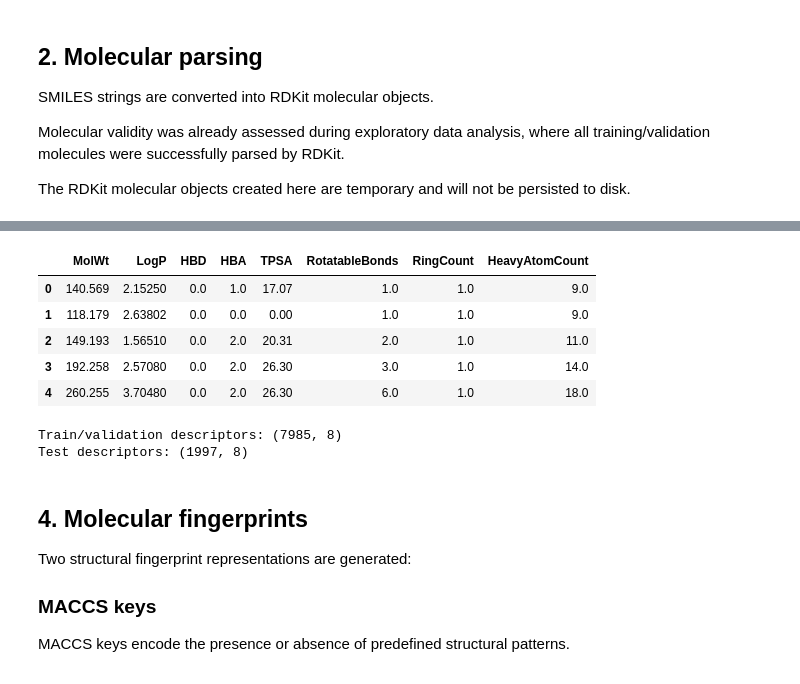
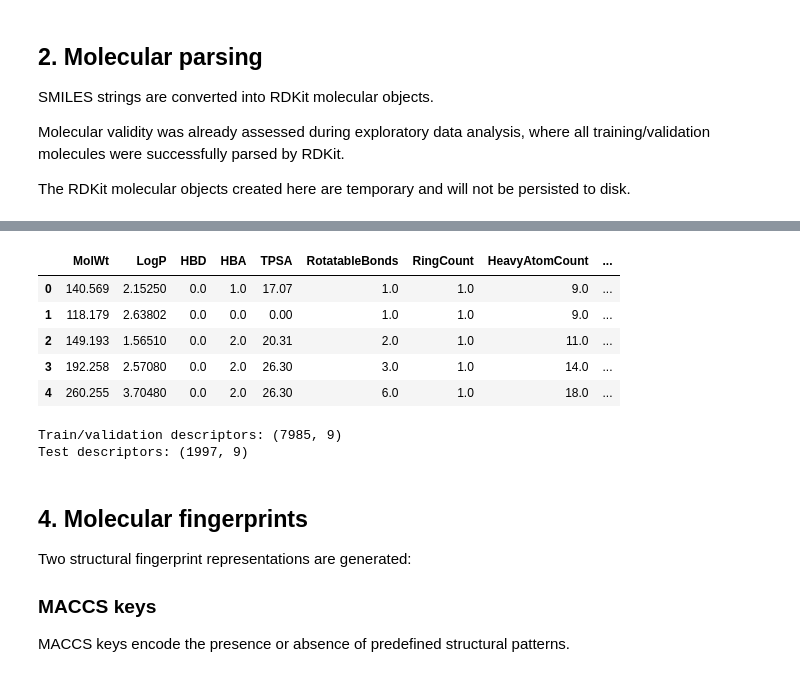
Before and after one commit to alexcorbero/admet-ml, a Jupyter notebook: notebooks/03_feature_engineering.ipynb, the cells around one changed output, grey strips where cells are left out. Drawn from its saved outputs; the diff is of its cells as text; code cells hidden in the pictures.

Commit message:
feat: added 3 distinct descriptors representation, combined with maccs and morgan fp

```diff
--- a/notebooks/03_feature_engineering.ipynb
+++ b/notebooks/03_feature_engineering.ipynb
@@ -100,2 +113,14 @@ def compute_basic_descriptors(mol):
         }
     )
+# %%
+def aromatic_proportion(mol):
+    heavy_atoms = Descriptors.HeavyAtomCount(mol)
+    if heavy_atoms == 0:
+        return 0.0
+
+    aromatic_atoms = sum(
+        atom.GetIsAromatic()
+        for atom in mol.GetAtoms()
+    )
+
+    return aromatic_atoms / heavy_atoms
@@ -102 +135,16 @@ def compute_basic_descriptors(mol):
+# %%
+def compute_extended_descriptors(mol):
+    return pd.Series(
+        {
+            "MolWt": Descriptors.MolWt(mol),
+            "LogP": Descriptors.MolLogP(mol),
+            "HBD": Descriptors.NumHDonors(mol),
+            "HBA": Descriptors.NumHAcceptors(mol),
+            "TPSA": Descriptors.TPSA(mol),
+            "RotatableBonds": Descriptors.NumRotatableBonds(mol),
+            "RingCount": Descriptors.RingCount(mol),
+            "HeavyAtomCount": Descriptors.HeavyAtomCount(mol),
+            "AromaticProportion": aromatic_proportion(mol),
+        }
+    )
 # %%
@@ -114,18 +192,30 @@ X_test_descriptors = (
+# %%
+X_train_val_extended_descriptors = (
+    train_val["ROMol"]
+    .apply(compute_extended_descriptors)
+    .reset_index(drop=True)
+)
+
+X_test_extended_descriptors = (
+    test["ROMol"]
+    .apply(compute_extended_descriptors)
+    .reset_index(drop=True)
+)
 # %%
-X_train_val_descriptors.head()
+X_train_val_extended_descriptors.head()
 # %% [output]
-|  | MolWt | LogP | HBD | HBA | TPSA | RotatableBonds | RingCount | HeavyAtomCount |
-| 0 | 140.569 | 2.15250 | 0.0 | 1.0 | 17.07 | 1.0 | 1.0 | 9.0 |
-| 1 | 118.179 | 2.63802 | 0.0 | 0.0 | 0.00 | 1.0 | 1.0 | 9.0 |
-| 2 | 149.193 | 1.56510 | 0.0 | 2.0 | 20.31 | 2.0 | 1.0 | 11.0 |
-| 3 | 192.258 | 2.57080 | 0.0 | 2.0 | 26.30 | 3.0 | 1.0 | 14.0 |
-| 4 | 260.255 | 3.70480 | 0.0 | 2.0 | 26.30 | 6.0 | 1.0 | 18.0 |
+|  | MolWt | LogP | HBD | HBA | TPSA | RotatableBonds | RingCount | HeavyAtomCount | ... |
+| 0 | 140.569 | 2.15250 | 0.0 | 1.0 | 17.07 | 1.0 | 1.0 | 9.0 | ... |
+| 1 | 118.179 | 2.63802 | 0.0 | 0.0 | 0.00 | 1.0 | 1.0 | 9.0 | ... |
+| 2 | 149.193 | 1.56510 | 0.0 | 2.0 | 20.31 | 2.0 | 1.0 | 11.0 | ... |
+| 3 | 192.258 | 2.57080 | 0.0 | 2.0 | 26.30 | 3.0 | 1.0 | 14.0 | ... |
+| 4 | 260.255 | 3.70480 | 0.0 | 2.0 | 26.30 | 6.0 | 1.0 | 18.0 | ... |
 # %%
-print("Train/validation descriptors:", X_train_val_descriptors.shape)
-print("Test descriptors:", X_test_descriptors.shape)
+print("Train/validation descriptors:", X_train_val_extended_descriptors.shape)
+print("Test descriptors:", X_test_extended_descriptors.shape)
 # %% [output]
-Train/validation descriptors: (7985, 8)
-Test descriptors: (1997, 8)
+Train/validation descriptors: (7985, 9)
+Test descriptors: (1997, 9)
 # %% [markdown]
 ## 4. Molecular fingerprints
 
```
Also changed, not shown: parts of 26 cells of this notebook.
